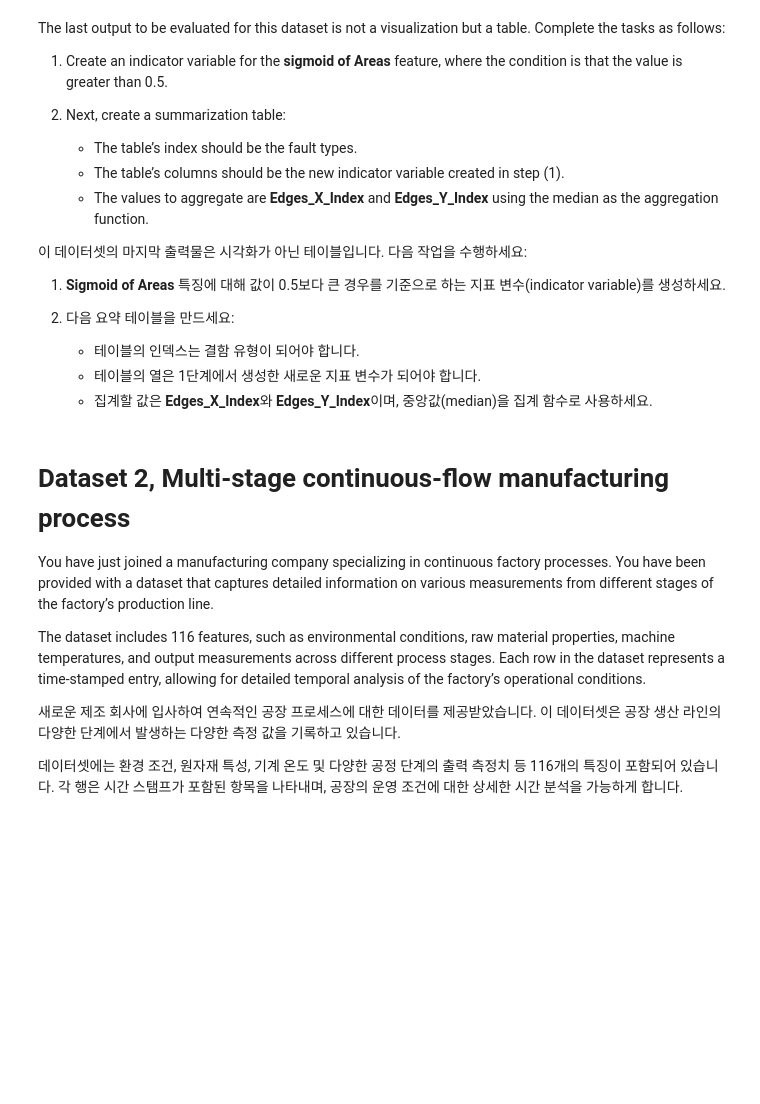
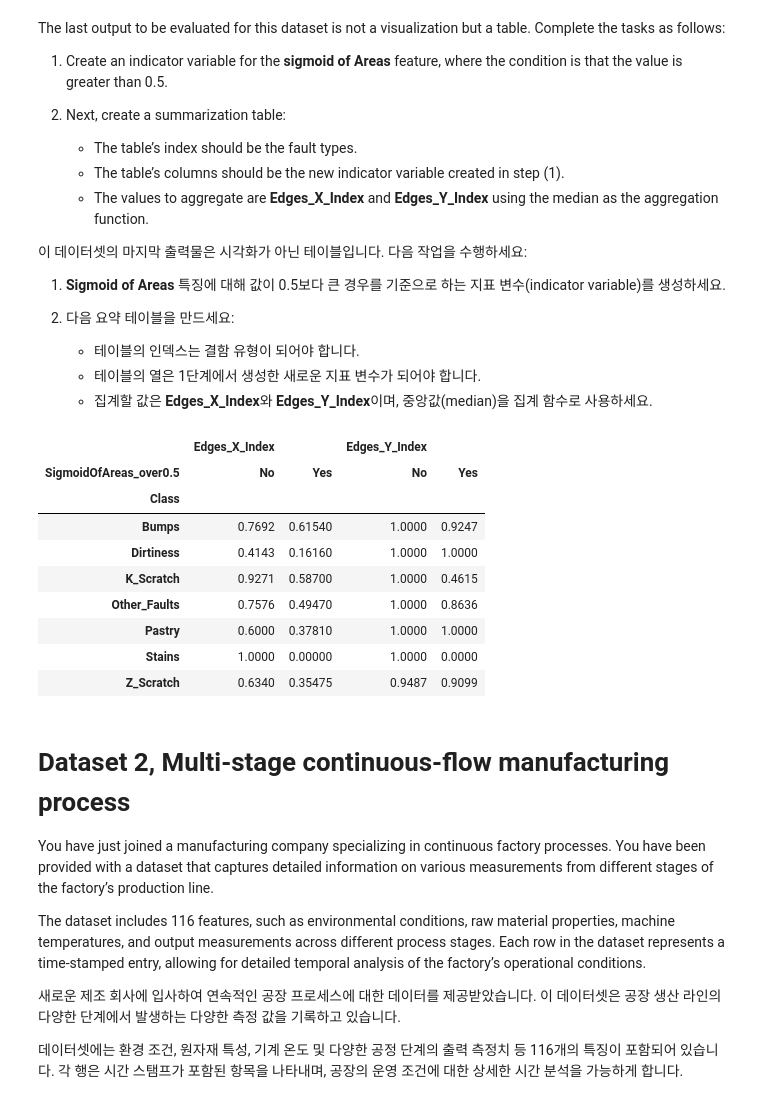
Before and after one commit to BBongjun/DataBase-Project, a Jupyter notebook: DAEM_Midterm_practical_test.ipynb, the cells around one changed output. Cells and saved outputs as stored; diff of their text form; code cells hidden in the pictures; blank space fills up the shorter version.

```diff
--- a/DAEM_Midterm_practical_test.ipynb
+++ b/DAEM_Midterm_practical_test.ipynb
@@ -143,6 +178,22 @@ The last output to be evaluated for this dataset is not a visualization but a ta
    - 테이블의 인덱스는 결함 유형이 되어야 합니다.
    - 테이블의 열은 1단계에서 생성한 새로운 지표 변수가 되어야 합니다.
    - 집계할 값은 **Edges_X_Index**와 **Edges_Y_Index**이며, 중앙값(median)을 집계 함수로 사용하세요.
+# %%
+data['SigmoidOfAreas_over0.5'] = (data['SigmoidOfAreas']>0.5).astype(int)
+data['SigmoidOfAreas_over0.5'] = data['SigmoidOfAreas_over0.5'].apply(lambda x: 'Yes' if x ==1 else 'No')
+# %%
+data.pivot_table(index='Class', columns='SigmoidOfAreas_over0.5', values=['Edges_X_Index', 'Edges_Y_Index'], aggfunc='median', fill_value=0)
+# %% [output]
+|  | Edges_X_Index |  | Edges_Y_Index |  |
+| SigmoidOfAreas_over0.5 | No | Yes | No | Yes |
+| Class |  |  |  |  |
+| Bumps | 0.7692 | 0.61540 | 1.0000 | 0.9247 |
+| Dirtiness | 0.4143 | 0.16160 | 1.0000 | 1.0000 |
+| K_Scratch | 0.9271 | 0.58700 | 1.0000 | 0.4615 |
+| Other_Faults | 0.7576 | 0.49470 | 1.0000 | 0.8636 |
+| Pastry | 0.6000 | 0.37810 | 1.0000 | 1.0000 |
+| Stains | 1.0000 | 0.00000 | 1.0000 | 0.0000 |
+| Z_Scratch | 0.6340 | 0.35475 | 0.9487 | 0.9099 |
 # %% [markdown]
 # Dataset 2, Multi-stage continuous-flow manufacturing process
 
```
Also changed, not shown: parts of 9 cells of this notebook.
